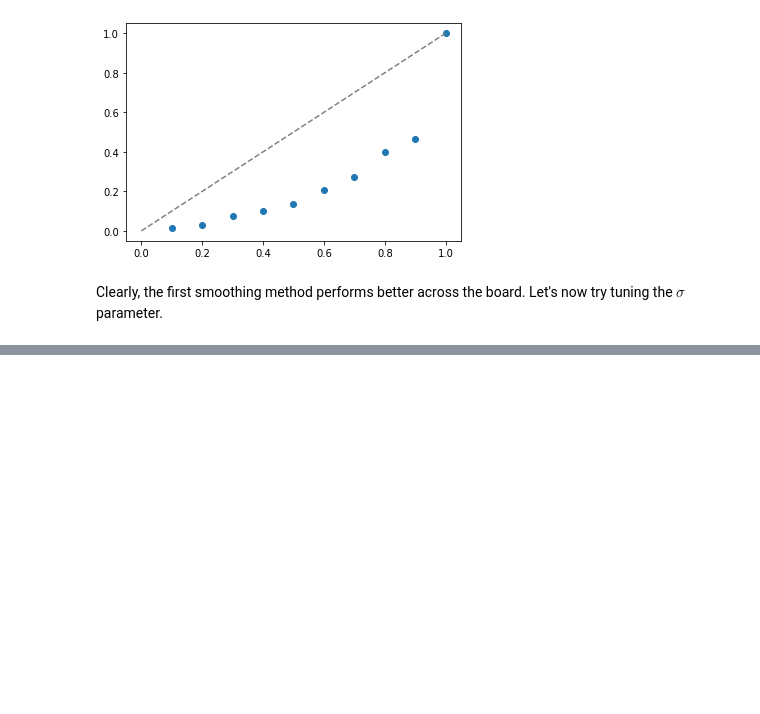
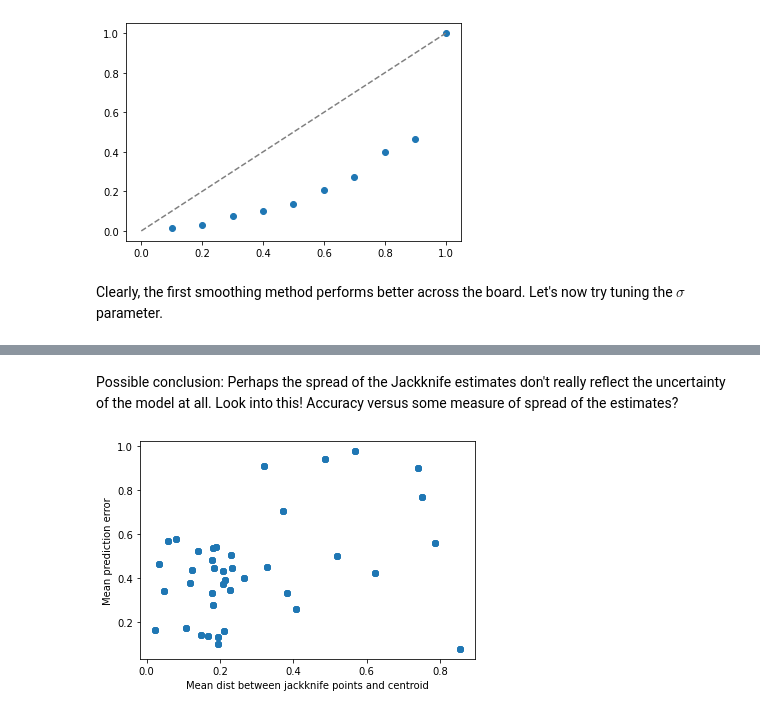
Before and after one commit to neurostatslab/gerbilizer, a Jupyter notebook: uncertainty/muse-smoothing.ipynb, the cells around one changed output, grey strips where cells are left out. Drawn from its saved outputs; the diff is of its cells as text; code cells hidden in the pictures; blank space fills up the shorter version.

```diff
--- a/uncertainty/muse-smoothing.ipynb
+++ b/uncertainty/muse-smoothing.ipynb
@@ -346,0 +393,27 @@ AttributeError: 'AxesSubplot' object has no attribute 'show'
+# %% [markdown]
+Possible conclusion: Perhaps the spread of the Jackknife estimates don't really reflect the uncertainty of the model at all. Look into this! Accuracy versus some measure of spread of the estimates?
+# %%
+# let our spread measure be the average distance from the centroid
+
+def mean_dist_from_centroid(jackknife_estimates):
+    dists = []
+    for r_ests in jackknife_estimates:
+        avg_est = np.array(r_ests).mean(axis=0)
+        mean_distance = np.linalg.norm(avg_est - r_ests, axis=1).mean()
+        dists.append(mean_distance)
+    return dists
+
+# and let accuracy be the distance between the average estimate and the true location
+
+mean_locs = np.array(low_reverb_avg_ests).reshape((-1, 2))
+true_locs = low_reverb_locations[:, :2]  # remove height column
+accuracy = np.linalg.norm(mean_locs - true_locs, axis=1)
+
+spread = mean_dist_from_centroid(low_reverb_r_ests)
+
+plt.scatter(spread, accuracy)
+plt.xlabel('Mean dist between jackknife points and centroid')
+plt.ylabel('Mean prediction error')
+plt.show()
+# %% [output]
+[figure, added]
```
Also changed, not shown: parts of 15 cells of this notebook, 1 other file.
